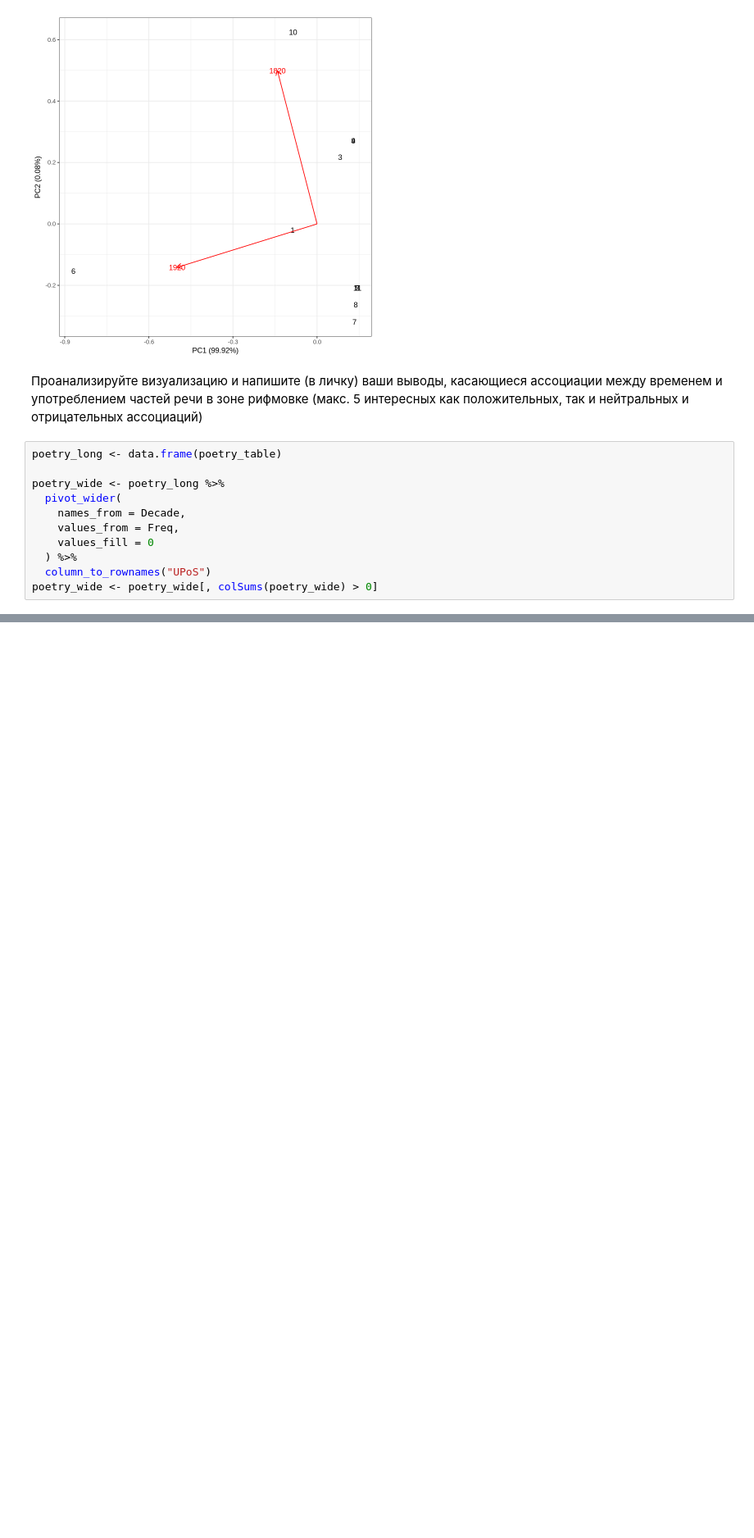
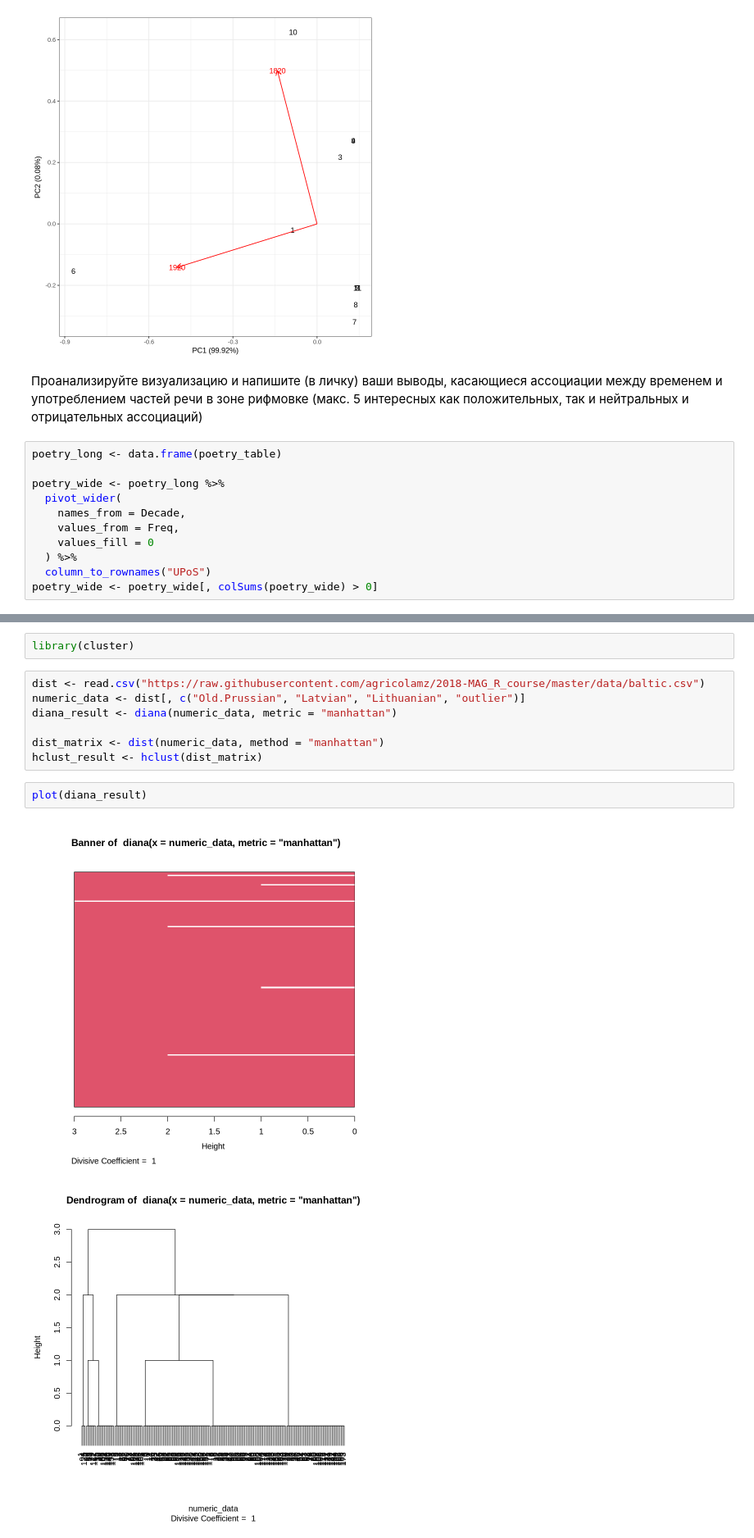
Before and after one commit to vixbi/R_TextDataAnalysis, a Jupyter notebook: Lab11.ipynb, the cells around one changed output, grey strips where cells are left out. Shown: that part at 82% size. Saved outputs shown, nothing was run; the diff lists cells and outputs as text; blank space fills up the shorter version.

```diff
--- a/Lab11.ipynb
+++ b/Lab11.ipynb
@@ -107,0 +113,14 @@ poetry_wide <- poetry_wide[, colSums(poetry_wide) > 0]
+# %%
+library(cluster)
+# %%
+dist <- read.csv("https://raw.githubusercontent.com/agricolamz/2018-MAG_R_course/master/data/baltic.csv")
+numeric_data <- dist[, c("Old.Prussian", "Latvian", "Lithuanian", "outlier")]
+diana_result <- diana(numeric_data, metric = "manhattan")
+
+dist_matrix <- dist(numeric_data, method = "manhattan")
+hclust_result <- hclust(dist_matrix)
+# %%
+plot(diana_result)
+# %% [output]
+[figure, added]
+[figure, added]
```
Also changed, not shown: parts of 2 cells of this notebook.
